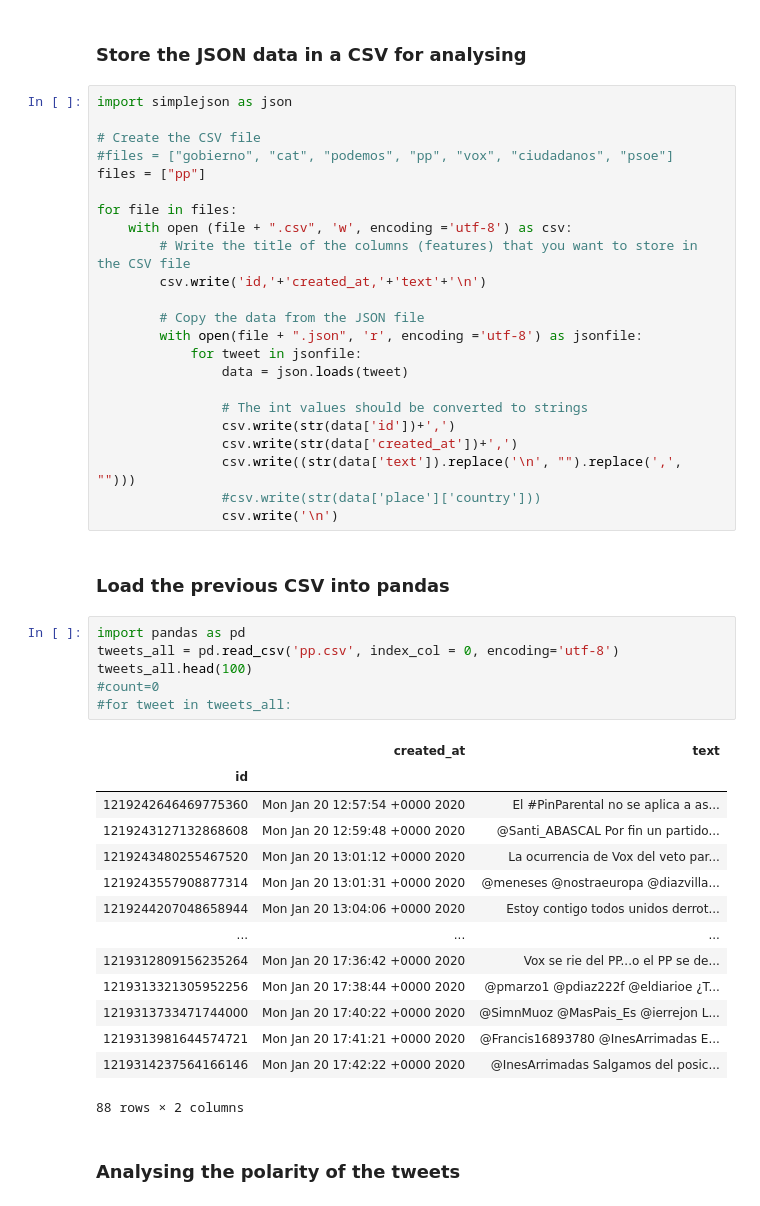
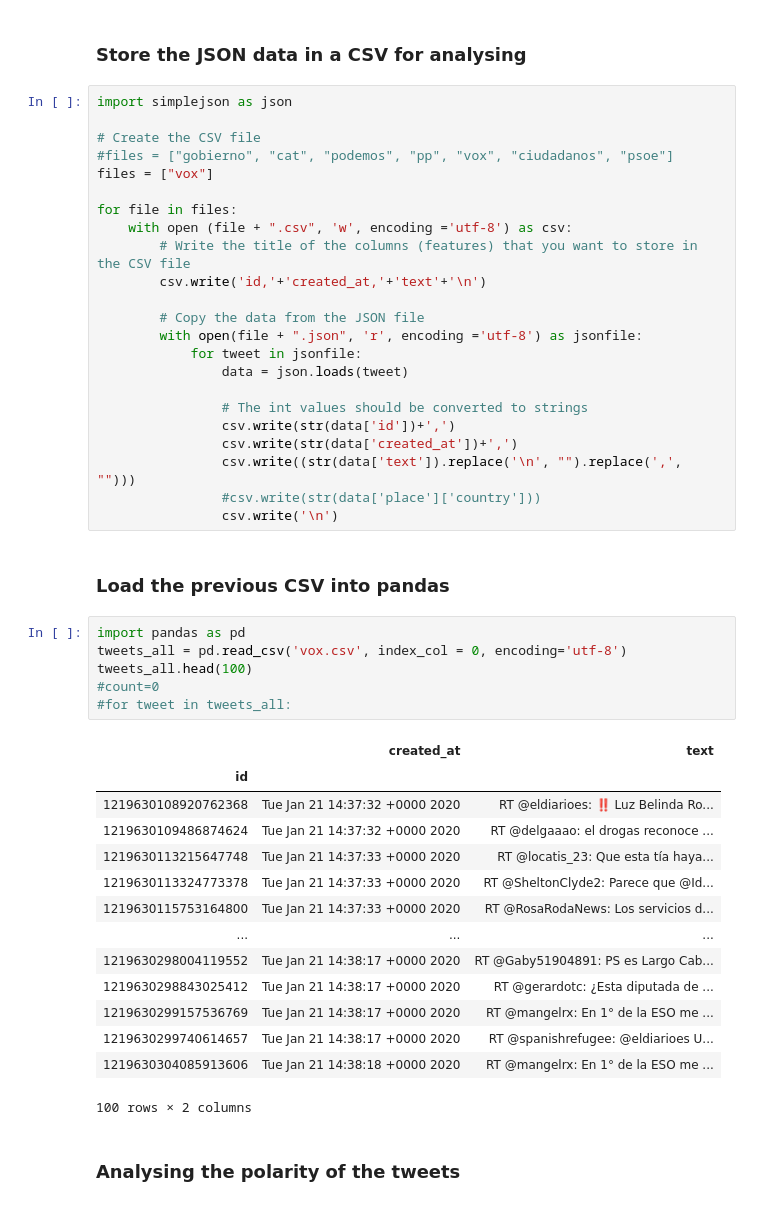
Before and after one commit to anamestre/MIIS-WebIntelligence, a Jupyter notebook: Twitter sentiment analysis/Twitter Crawler template.ipynb, the cells around one changed output. Drawn from its saved outputs; the diff is of its cells as text.

```diff
--- a/Twitter sentiment analysis/Twitter Crawler template.ipynb
+++ b/Twitter sentiment analysis/Twitter Crawler template.ipynb
@@ -122,7 +122,7 @@ import simplejson as json
 
 # Create the CSV file
 #files = ["gobierno", "cat", "podemos", "pp", "vox", "ciudadanos", "psoe"]
-files = ["pp"]
+files = ["vox"]
 
 for file in files:
     with open (file + ".csv", 'w', encoding ='utf-8') as csv:
@@ -144,25 +144,25 @@ for file in files:
 ### Load the previous CSV into pandas
 # %%
 import pandas as pd
-tweets_all = pd.read_csv('pp.csv', index_col = 0, encoding='utf-8')
+tweets_all = pd.read_csv('vox.csv', index_col = 0, encoding='utf-8')
 tweets_all.head(100)
 #count=0
 #for tweet in tweets_all:
 # %% [output]
 |  | created_at | text |
 | id |  |  |
-| 1219242646469775360 | Mon Jan 20 12:57:54 +0000 2020 | El #PinParental no se aplica a as... |
-| 1219243127132868608 | Mon Jan 20 12:59:48 +0000 2020 | @Santi_ABASCAL Por fin un partido... |
-| 1219243480255467520 | Mon Jan 20 13:01:12 +0000 2020 | La ocurrencia de Vox del veto par... |
-| 1219243557908877314 | Mon Jan 20 13:01:31 +0000 2020 | @meneses @nostraeuropa @diazvilla... |
-| 1219244207048658944 | Mon Jan 20 13:04:06 +0000 2020 | Estoy contigo todos unidos derrot... |
+| 1219630108920762368 | Tue Jan 21 14:37:32 +0000 2020 | RT @eldiarioes: ‼️ Luz Belinda Ro... |
+| 1219630109486874624 | Tue Jan 21 14:37:32 +0000 2020 | RT @delgaaao: el drogas reconoce ... |
+| 1219630113215647748 | Tue Jan 21 14:37:33 +0000 2020 | RT @locatis_23: Que esta tía haya... |
+| 1219630113324773378 | Tue Jan 21 14:37:33 +0000 2020 | RT @SheltonClyde2: Parece que @Id... |
+| 1219630115753164800 | Tue Jan 21 14:37:33 +0000 2020 | RT @RosaRodaNews: Los servicios d... |
 | ... | ... | ... |
-| 1219312809156235264 | Mon Jan 20 17:36:42 +0000 2020 | Vox se rie del PP...o el PP se de... |
-| 1219313321305952256 | Mon Jan 20 17:38:44 +0000 2020 | @pmarzo1 @pdiaz222f @eldiarioe ¿T... |
-| 1219313733471744000 | Mon Jan 20 17:40:22 +0000 2020 | @SimnMuoz @MasPais_Es @ierrejon L... |
-| 1219313981644574721 | Mon Jan 20 17:41:21 +0000 2020 | @Francis16893780 @InesArrimadas E... |
-| 1219314237564166146 | Mon Jan 20 17:42:22 +0000 2020 | @InesArrimadas Salgamos del posic... |
+| 1219630298004119552 | Tue Jan 21 14:38:17 +0000 2020 | RT @Gaby51904891: PS es Largo Cab... |
+| 1219630298843025412 | Tue Jan 21 14:38:17 +0000 2020 | RT @gerardotc: ¿Esta diputada de ... |
+| 1219630299157536769 | Tue Jan 21 14:38:17 +0000 2020 | RT @mangelrx: En 1° de la ESO me ... |
+| 1219630299740614657 | Tue Jan 21 14:38:17 +0000 2020 | RT @spanishrefugee: @eldiarioes U... |
+| 1219630304085913606 | Tue Jan 21 14:38:18 +0000 2020 | RT @mangelrx: En 1° de la ESO me ... |
-88 rows × 2 columns
+100 rows × 2 columns
 # %% [markdown]
 ### Analysing the polarity of the tweets
 # %%
```
Also changed, not shown: parts of 7 cells of this notebook.
